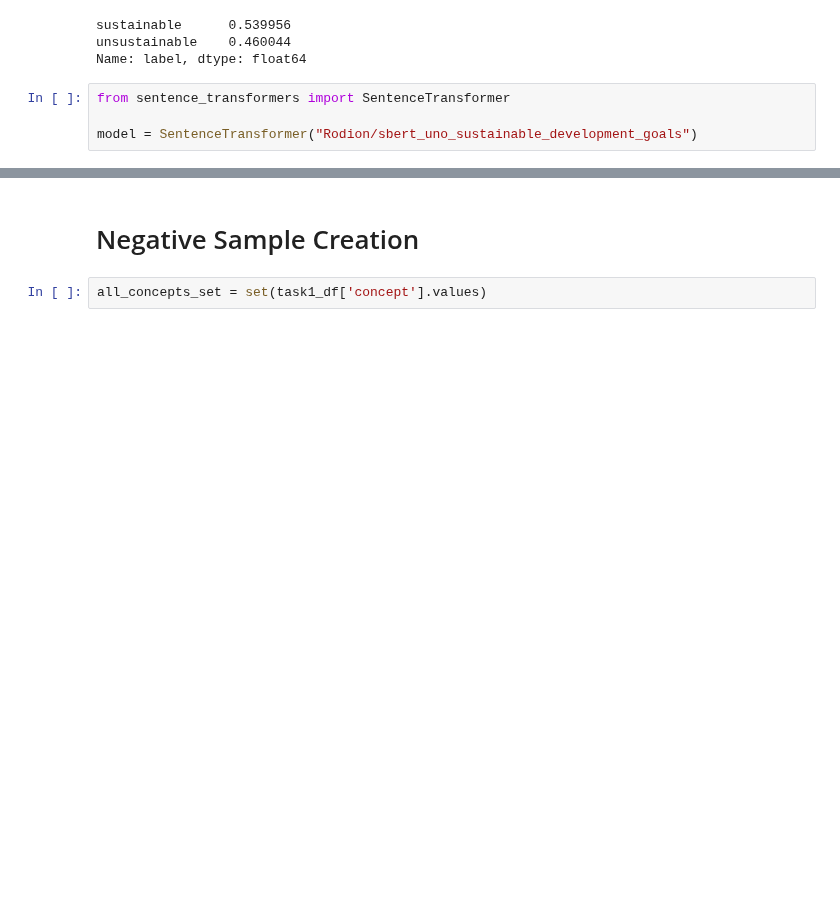
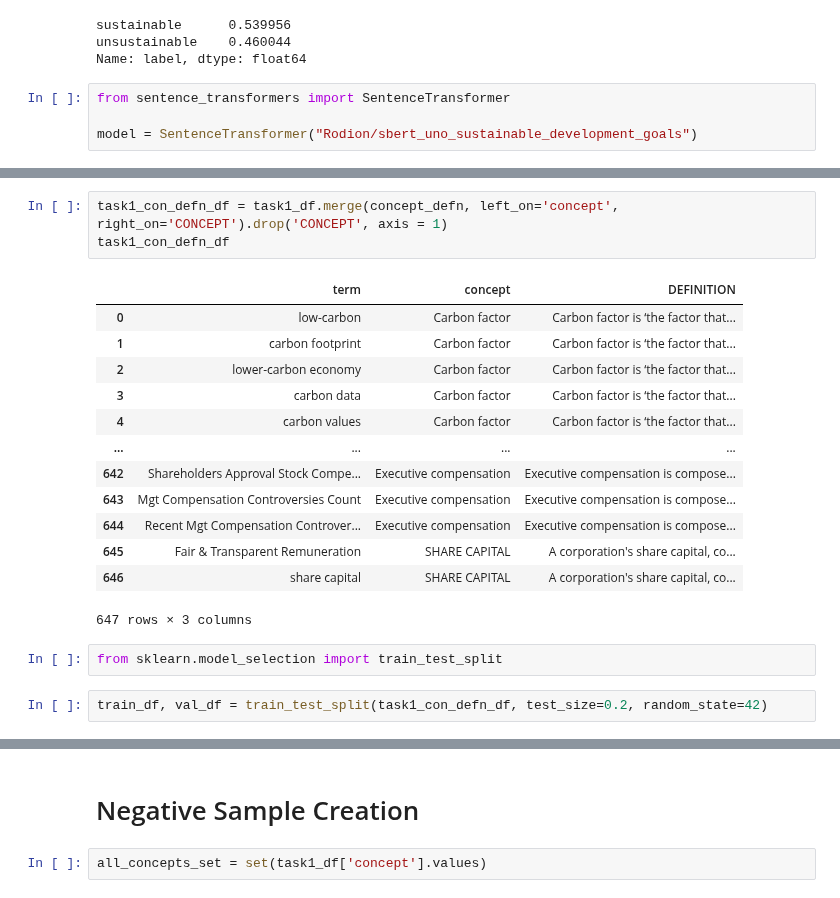
Before and after one commit to sohomghosh/Finsim4_ESG, a Jupyter notebook: FinSim4_ESG_model_make.ipynb, the cells around one changed output, grey strips where cells are left out. Cells and saved outputs as stored; diff of their text form; blank space fills up the shorter version.

```diff
--- a/FinSim4_ESG_model_make.ipynb
+++ b/FinSim4_ESG_model_make.ipynb
@@ -151,0 +211,21 @@ model = SentenceTransformer("Rodion/sbert_uno_sustainable_development_goals")
+# %%
+task1_con_defn_df = task1_df.merge(concept_defn, left_on='concept', right_on='CONCEPT').drop('CONCEPT', axis = 1)
+task1_con_defn_df
+# %% [output]
+|  | term | concept | DEFINITION |
+| 0 | low-carbon | Carbon factor | Carbon factor is ‘the factor that... |
+| 1 | carbon footprint | Carbon factor | Carbon factor is ‘the factor that... |
+| 2 | lower-carbon economy | Carbon factor | Carbon factor is ‘the factor that... |
+| 3 | carbon data | Carbon factor | Carbon factor is ‘the factor that... |
+| 4 | carbon values | Carbon factor | Carbon factor is ‘the factor that... |
+| ... | ... | ... | ... |
+| 642 | Shareholders Approval Stock Compe... | Executive compensation | Executive compensation is compose... |
+| 643 | Mgt Compensation Controversies Count | Executive compensation | Executive compensation is compose... |
+| 644 | Recent Mgt Compensation Controver... | Executive compensation | Executive compensation is compose... |
+| 645 | Fair & Transparent Remuneration | SHARE CAPITAL | A corporation's share capital, co... |
+| 646 | share capital | SHARE CAPITAL | A corporation's share capital, co... |
+647 rows × 3 columns
+# %%
+from sklearn.model_selection import train_test_split
+# %%
+train_df, val_df = train_test_split(task1_con_defn_df, test_size=0.2, random_state=42)
```
Also changed, not shown: parts of 28 cells of this notebook.
